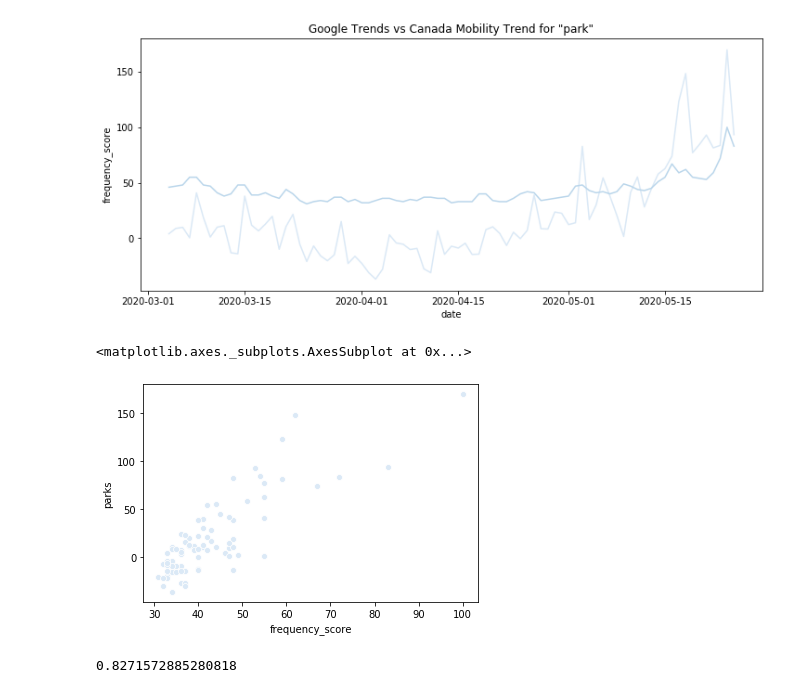
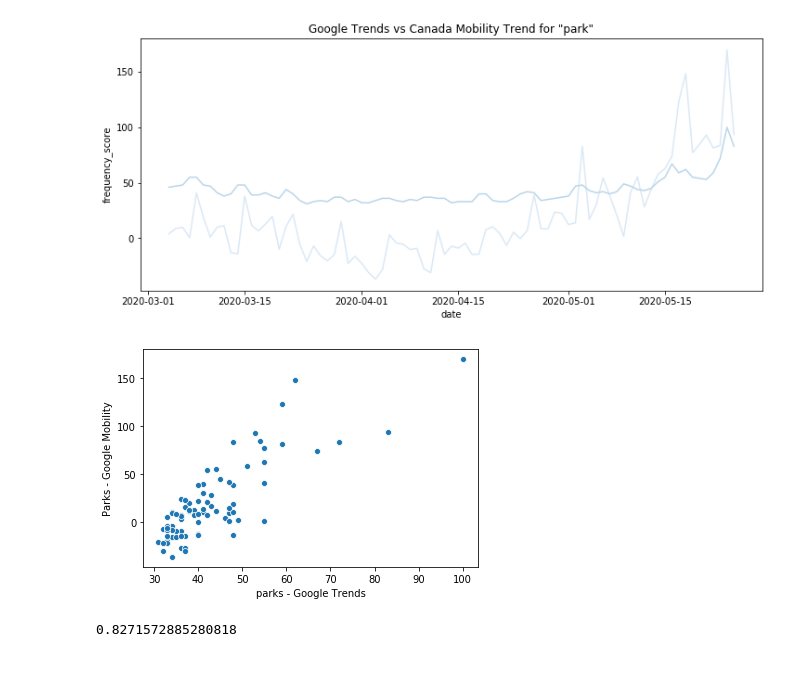
Before and after one commit to francomomo/DataFest-2020, a Jupyter notebook: scripts/Python/data_exploration.ipynb, the cells around one changed output. Cells and saved outputs as stored; diff of their text form; code cells hidden in the pictures.

```diff
--- a/scripts/Python/data_exploration.ipynb
+++ b/scripts/Python/data_exploration.ipynb
@@ -61,12 +62,16 @@ To register the converters:
   warnings.warn(msg, FutureWarning)
 Text(0.5, 1.0, 'Google Trends vs Canada Mobility Trend for "park"')
 [figure]
+# %%
+google_trends_park = google_trends_park.rename(columns={'frequency_score': 'Parks - Google Trends'})
+canada_provinces_park = canada_provinces_park.rename(columns={'parks': 'Parks - Google Mobility'})
 # %%
 # A scatterplot between Google trends "park" and Canada mobility "park"
-sns.scatterplot(x=google_trends_park.frequency_score, y=canada_provinces_park.parks)
+parks_corr = sns.scatterplot(x=google_trends_park['parks - Google Trends'], y=canada_provinces_park['Parks - Google Mobility'])
+fig = parks_corr.get_figure()
+fig.savefig("output.png")
 # %% [output]
-<matplotlib.axes._subplots.AxesSubplot at 0x...>
-[figure, old version]
+[figure, new version]
 # %%
 np.corrcoef(google_trends_park.frequency_score, canada_provinces_park.parks)[0][1]
 # %% [output]
```
Also changed, not shown: parts of 9 cells of this notebook, 12 other files.
